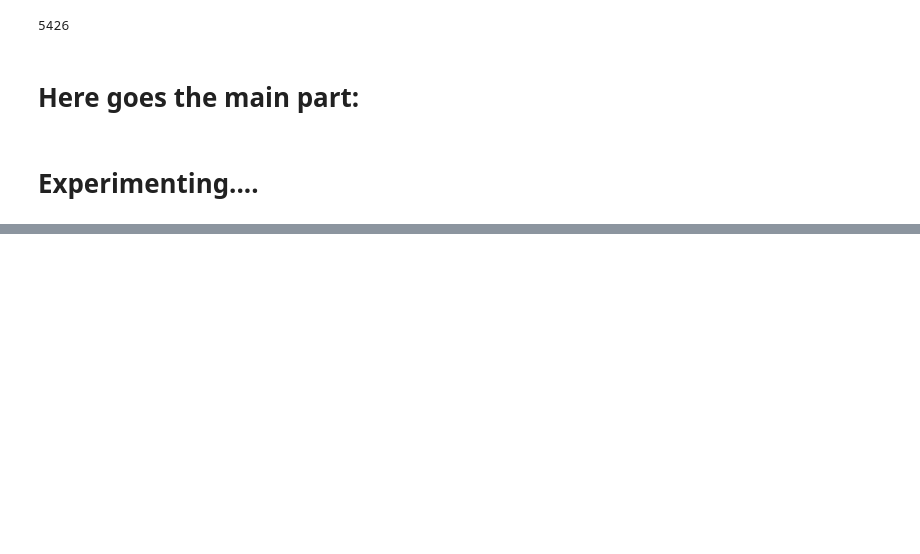
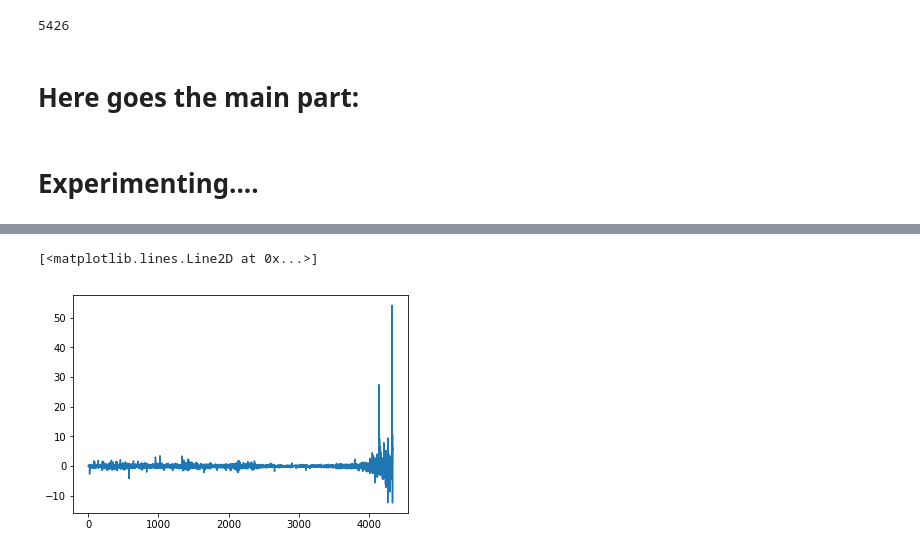
Before and after one commit to FRTP/Algorithms, a Jupyter notebook: src/main_test.ipynb, the cells around one changed output, grey strips where cells are left out. Drawn from its saved outputs; the diff is of its cells as text; code cells hidden in the pictures; blank space fills up the shorter version.

```diff
--- a/src/main_test.ipynb
+++ b/src/main_test.ipynb
@@ -64 +211,6 @@ len(my_retDAX)
+# %%
+plt.plot(my_retORCL)
+# %% [output]
+[<matplotlib.lines.Line2D at 0x...>]
+[figure, added]
 # %%
```
Also changed, not shown: parts of 13 cells of this notebook, 16 other files.
